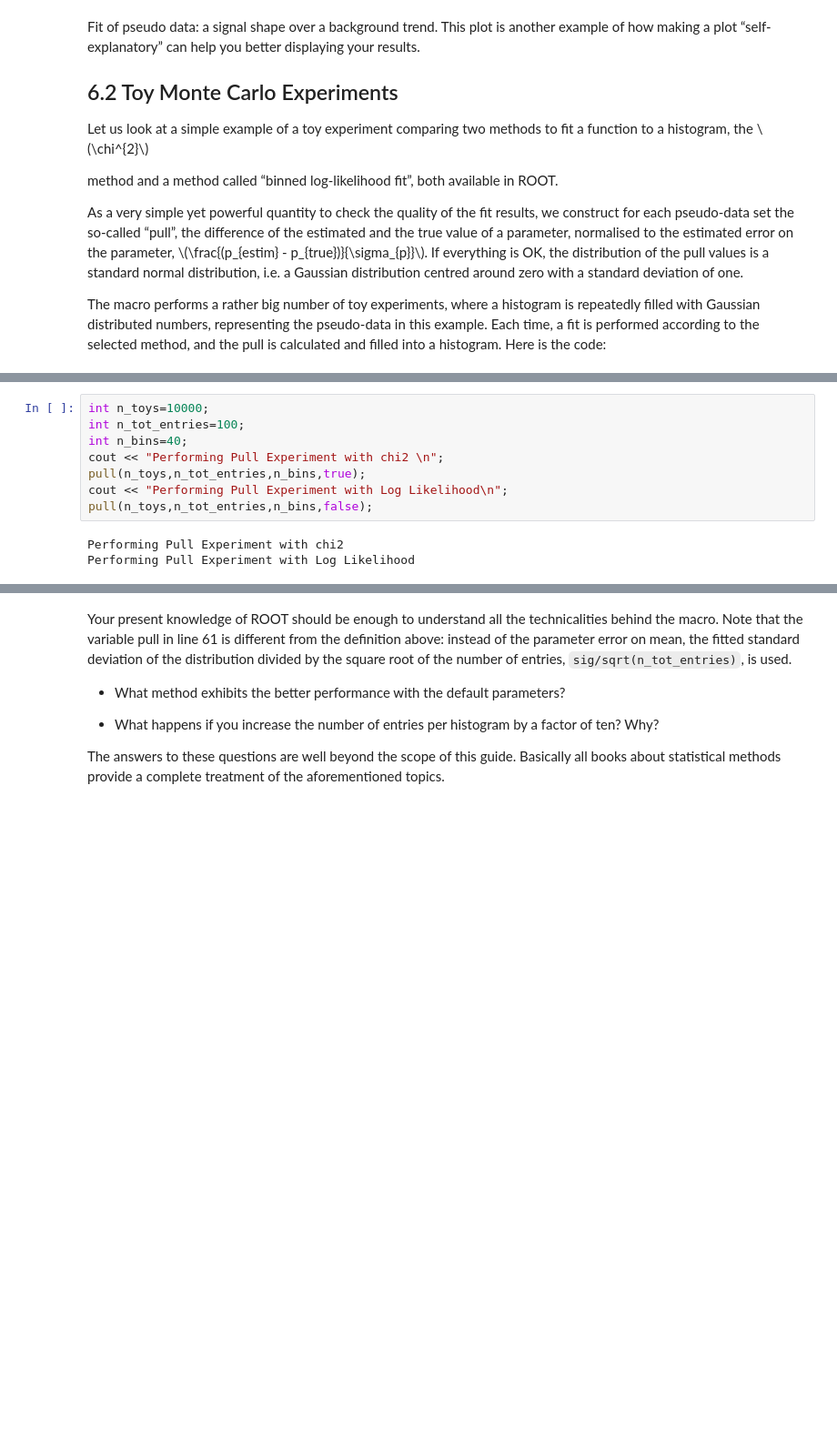
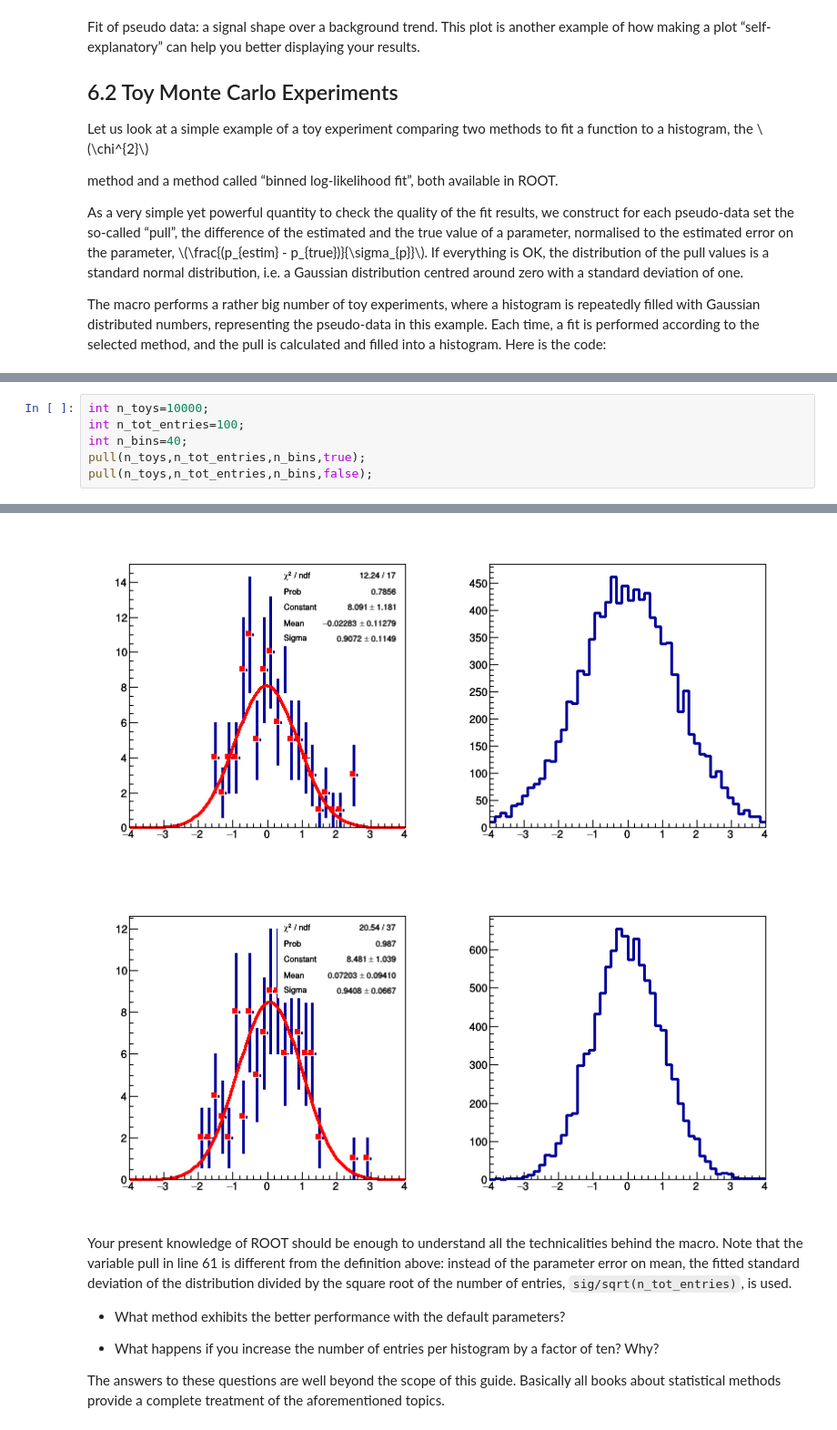
Before and after one commit to bytemonster/ROOT-Primer, a Jupyter notebook: notebooks/6-Functions-and-Parameter-Estimation.ipynb, the cells around one changed output, grey strips where cells are left out. Shown: that part at 91% size. Saved outputs shown, nothing was run; the diff lists cells and outputs as text; blank space fills up the shorter version.

````diff
--- a/notebooks/6-Functions-and-Parameter-Estimation.ipynb
+++ b/notebooks/6-Functions-and-Parameter-Estimation.ipynb
@@ -203,10 +206,6 @@ void pull( int n_toys = 10000,
 int n_toys=10000;
 int n_tot_entries=100;
 int n_bins=40;
-cout << "Performing Pull Experiment with chi2 \n";
 pull(n_toys,n_tot_entries,n_bins,true);
-cout << "Performing Pull Experiment with Log Likelihood\n";
 pull(n_toys,n_tot_entries,n_bins,false);
 # %% [output]
-Performing Pull Experiment with chi2
-Performing Pull Experiment with Log Likelihood
@@ -215,3 +212,5 @@ Performing Pull Experiment with Log Likelihood
+[figure, added]
+[figure, added]
 # %% [markdown]
 Your present knowledge of ROOT should be enough to understand all the technicalities behind the macro. Note that the variable pull in line 61 is different from the definition above: instead of the parameter error on mean, the fitted standard deviation of the distribution divided by the square root of the number of entries, ```sig/sqrt(n_tot_entries)```, is used.
 
````
Also changed, not shown: parts of 3 cells of this notebook, 16 other files.
